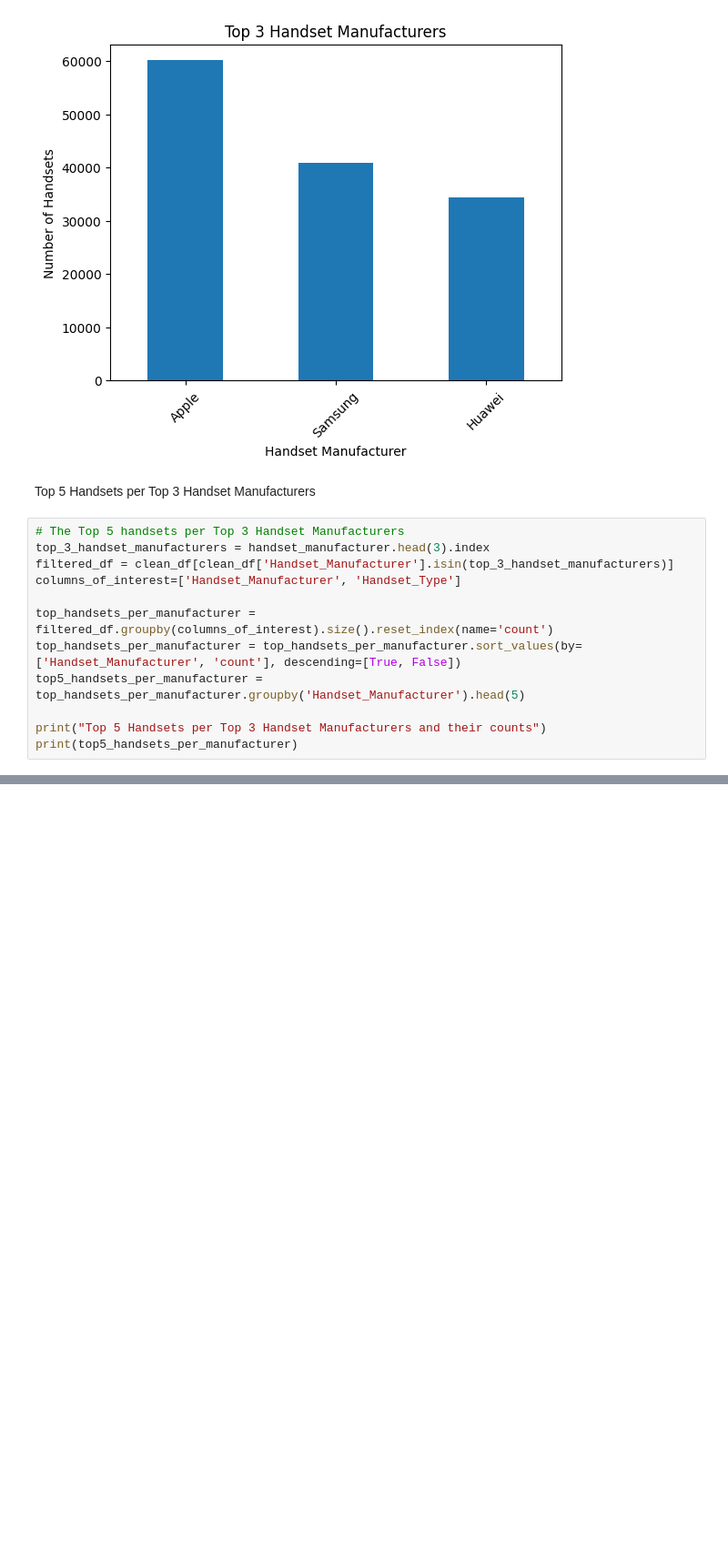
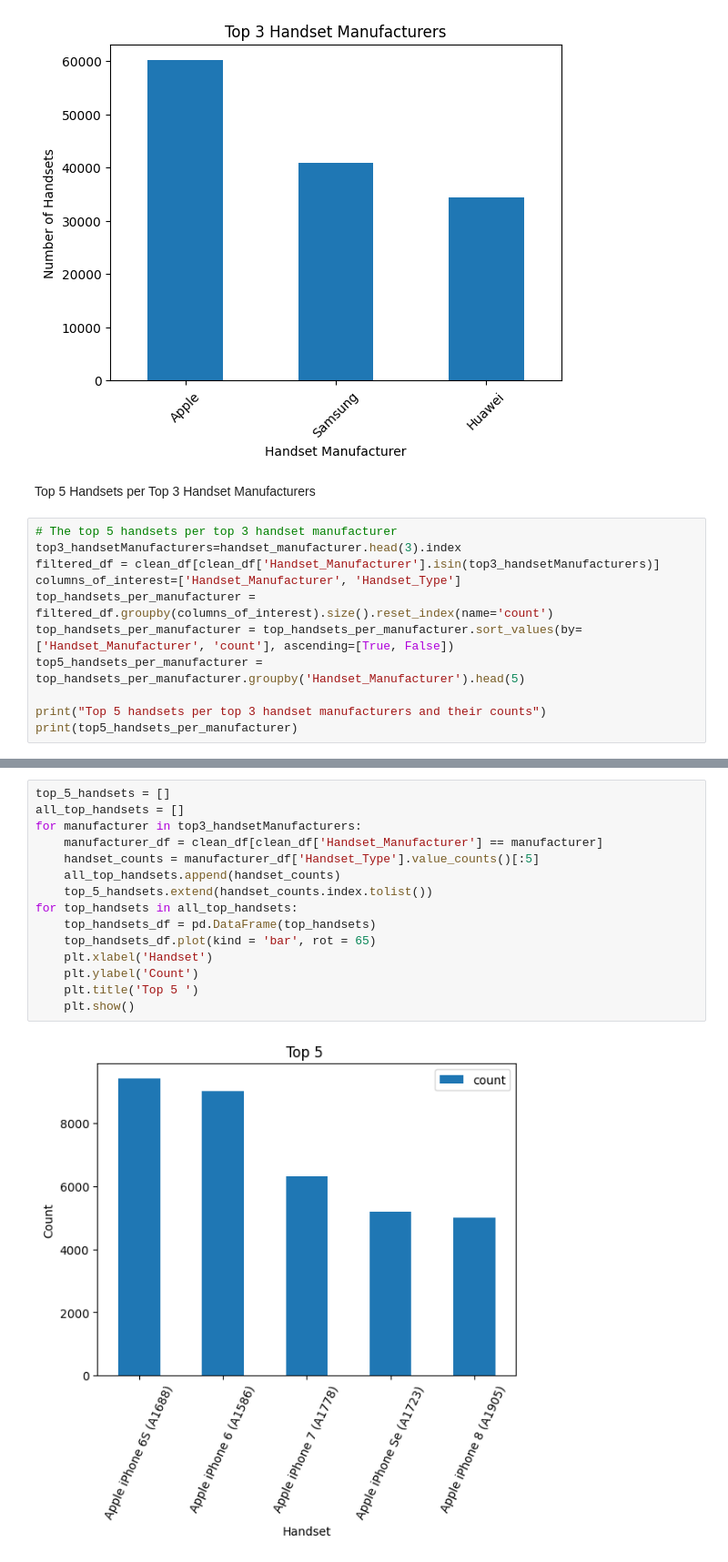
Before and after one commit to abrishdew/Telecom_data_user_analysis, a Jupyter notebook: notebooks/UserOverviewAnalysis.ipynb, the cells around one changed output, grey strips where cells are left out. Shown at 91% size. Cells and saved outputs as stored; diff of their text form; blank space fills up the shorter version.

```diff
--- a/notebooks/UserOverviewAnalysis.ipynb
+++ b/notebooks/UserOverviewAnalysis.ipynb
@@ -98,15 +98,14 @@ plt.show()
 
 Top 5 Handsets per Top 3 Handset Manufacturers
 # %%
-# The Top 5 handsets per Top 3 Handset Manufacturers
-top_3_handset_manufacturers = handset_manufacturer.head(3).index
-filtered_df = clean_df[clean_df['Handset_Manufacturer'].isin(top_3_handset_manufacturers)]
+# The top 5 handsets per top 3 handset manufacturer
+top3_handsetManufacturers=handset_manufacturer.head(3).index
+filtered_df = clean_df[clean_df['Handset_Manufacturer'].isin(top3_handsetManufacturers)]
 columns_of_interest=['Handset_Manufacturer', 'Handset_Type']
-
 top_handsets_per_manufacturer = filtered_df.groupby(columns_of_interest).size().reset_index(name='count')
-top_handsets_per_manufacturer = top_handsets_per_manufacturer.sort_values(by=['Handset_Manufacturer', 'count'], descending=[True, False])
+top_handsets_per_manufacturer = top_handsets_per_manufacturer.sort_values(by=['Handset_Manufacturer', 'count'], ascending=[True, False])
 top5_handsets_per_manufacturer = top_handsets_per_manufacturer.groupby('Handset_Manufacturer').head(5)
 
-print("Top 5 Handsets per Top 3 Handset Manufacturers and their counts")
+print("Top 5 handsets per top 3 handset manufacturers and their counts")
 print(top5_handsets_per_manufacturer)
 # %% [output]
@@ -127,3 +126,20 @@ Top 5 Handsets per Top 3 Handset Manufacturers and their counts
 292              Samsung     Samsung Galaxy J5 (Sm-J530)   3696
 284              Samsung     Samsung Galaxy J3 (Sm-J330)   3484
 357              Samsung    Samsung Galaxy S7 (Sm-G930X)   3199
+# %%
+top_5_handsets = []
+all_top_handsets = []
+for manufacturer in top3_handsetManufacturers:
+    manufacturer_df = clean_df[clean_df['Handset_Manufacturer'] == manufacturer]
+    handset_counts = manufacturer_df['Handset_Type'].value_counts()[:5]
+    all_top_handsets.append(handset_counts)
+    top_5_handsets.extend(handset_counts.index.tolist())
+for top_handsets in all_top_handsets:
+    top_handsets_df = pd.DataFrame(top_handsets)
+    top_handsets_df.plot(kind = 'bar', rot = 65)
+    plt.xlabel('Handset')
+    plt.ylabel('Count')
+    plt.title('Top 5 ')
+    plt.show()
+# %% [output]
+[figure, added]
```
Also changed, not shown: parts of 4 cells of this notebook, 1 other file.
